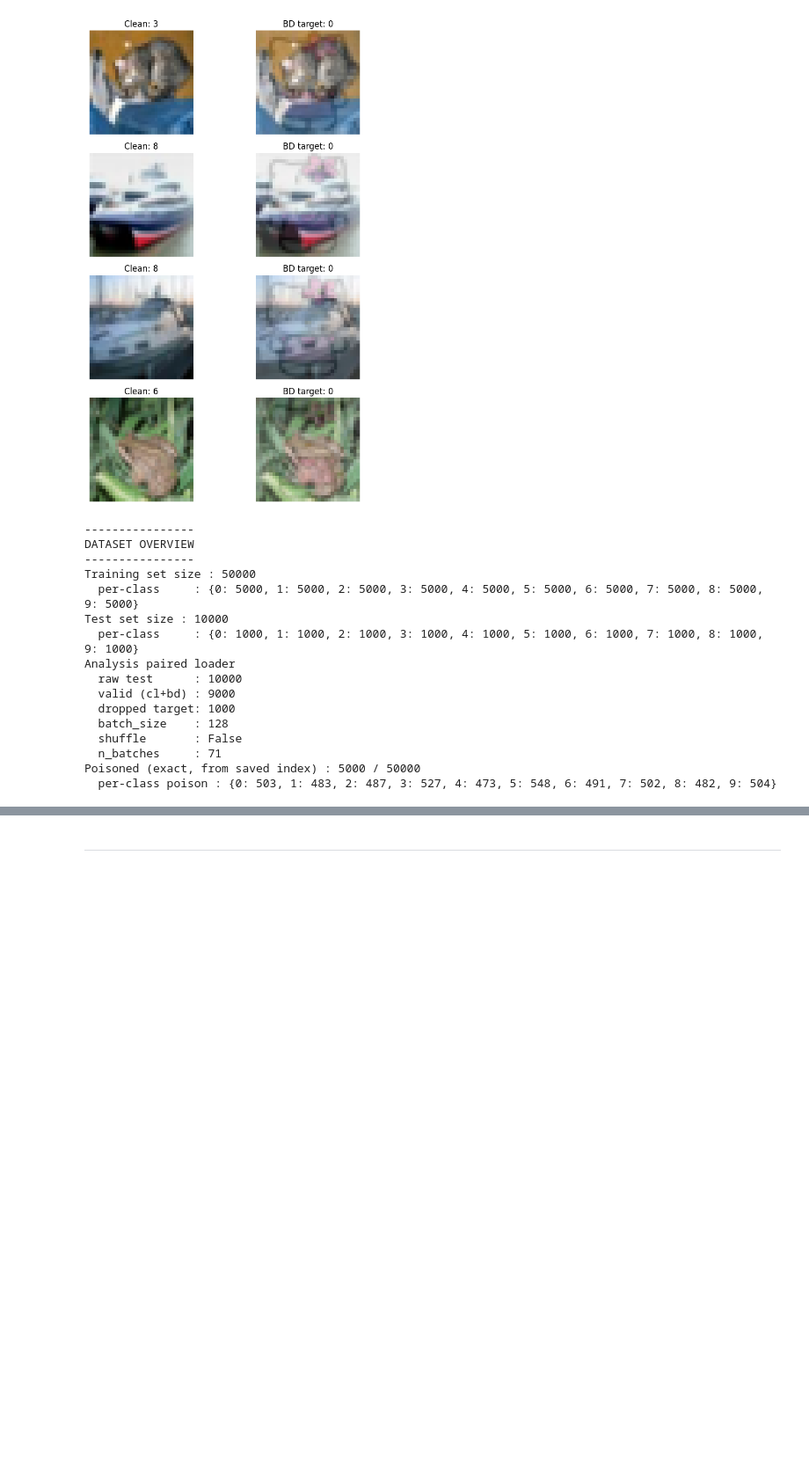
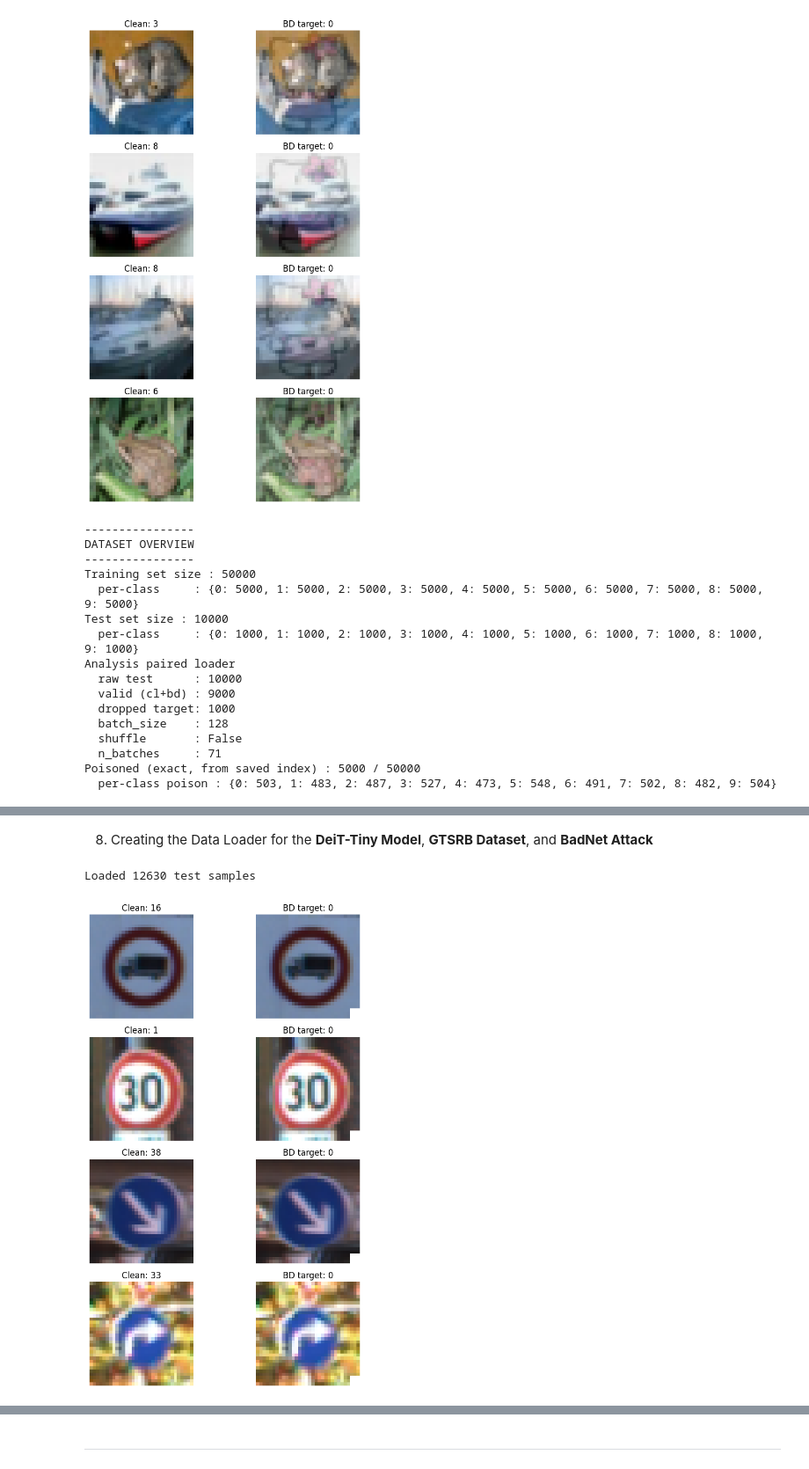
Before and after one commit to morriisw/BackdoorBench, a Jupyter notebook: vit-backdoor-analysis.ipynb, the cells around one changed output, grey strips where cells are left out. Shown at 88% size. Saved outputs shown, nothing was run; the diff lists cells and outputs as text; code cells hidden in the pictures; blank space fills up the shorter version.

```diff
--- a/vit-backdoor-analysis.ipynb
+++ b/vit-backdoor-analysis.ipynb
@@ -760,0 +870,78 @@ Poisoned (exact, from saved index) : 5000 / 50000
+# %% [markdown]
+8. Creating the Data Loader for the  **DeiT-Tiny Model**, **GTSRB Dataset**, and **BadNet Attack**
+# %%
+import argparse
+import numpy as np
+import matplotlib.pyplot as plt
+import os, torch
+import importlib
+import eval_general as eg
+importlib.reload(eg)
+from eval_general import build_paired_loader, load_raw_test_dataset
+
+raw_test = load_raw_test_dataset("gtsrb", data_root="./data")
+print(f"Loaded {len(raw_test)} test samples")
+
+args = argparse.Namespace(
+    dataset="gtsrb",
+    img_size=[32, 32, 3],
+    attack="badnet",
+    attack_target=0,
+    attack_label_trans="all2one",
+    patch_mask_path="./resource/badnet/trigger_image.png",
+    batch_size=128,
+    num_workers=0,
+)
+
+badnet_gtsrb_deit_paired_loader = build_paired_loader(raw_test, args)
+img_c, lbl_c, img_b, lbl_b = next(iter(badnet_gtsrb_deit_paired_loader))
+
+from utils.aggregate_block.dataset_and_transform_generate import get_dataset_normalization
+def denorm(t, dataset="gtsrb"):
+    norm = get_dataset_normalization(dataset)
+    mean, std = norm.mean, norm.std
+    x = t.cpu().float().clone()
+    for c in range(3):
+        x[c] = x[c] * std[c] + mean[c]
+    return np.clip(x.permute(1,2,0).numpy(), 0, 1)
+
+fig, axes = plt.subplots(4, 2, figsize=(8, 10))
+for i in range(4):
+    axes[i, 0].imshow(denorm(img_c[i]))
+    axes[i, 0].set_title(f"Clean: {lbl_c[i].item()}")
+    axes[i, 0].axis("off")
+    axes[i, 1].imshow(denorm(img_b[i]))
+    axes[i, 1].set_title(f"BD target: {lbl_b[i].item()}")
+    axes[i, 1].axis("off")
+plt.tight_layout()
+plt.show()
+
+# Add safe globals for loading the model state dict
+torch.serialization.add_safe_globals([
+    np._core.multiarray.scalar,
+    np._core.multiarray._reconstruct,
+    np.ndarray,
+    np.dtype,
+    np.dtypes.Int64DType,
+    np.dtypes.Float64DType,
+    np.dtypes.UInt32DType,
+    np.dtypes.Float32DType,
+])
+
+raw_train = eg.load_raw_dataset("gtsrb", split="train")
+raw_test  = eg.load_raw_dataset("gtsrb", split="test")
+
+# Exact poison indices saved during backdoor training (lightweight, no re-triggering)
+poison_path = "./record/badnet_deit_tiny_gtsrb/train_poison_index_list.pickle"
+poison_index = torch.load(poison_path, map_location="cpu") if os.path.exists(poison_path) else None
+
+eg.diagnose_dataset_overview(
+    raw_train=raw_train,
+    raw_test=raw_test,
+    paired_loader=badnet_gtsrb_deit_paired_loader,
+    poison_index=poison_index,
+    pratio=0.1,  # fallback if the saved pickle is missing
+)
+# %% [output]
+Loaded 12630 test samples
+[figure, added]
```
Also changed, not shown: parts of 76 cells of this notebook, 20 other files.
